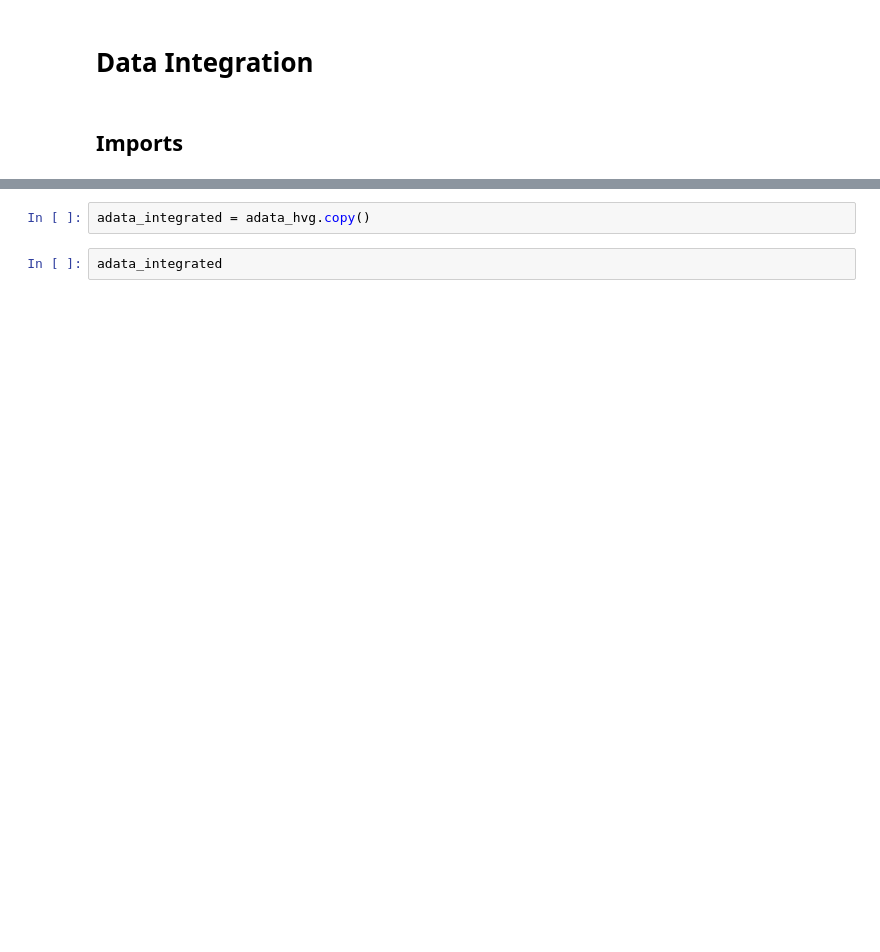
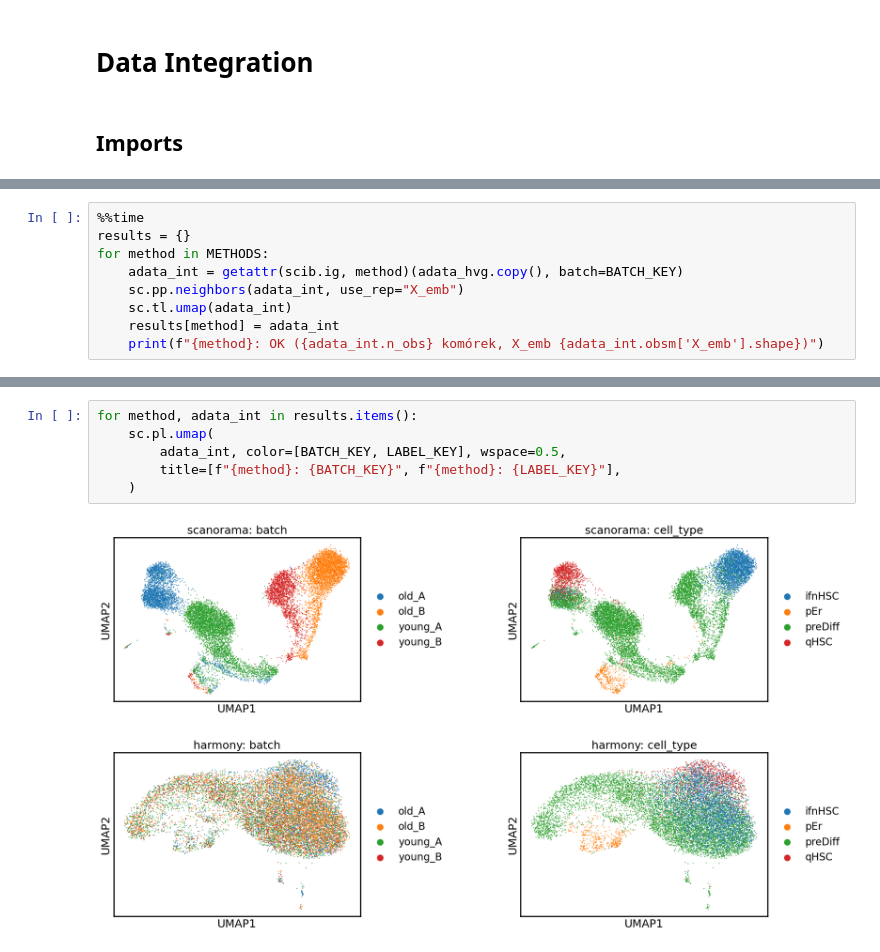
Before and after one commit to jktmal/scBoolNet, a Jupyter notebook: 2. Data Integration.ipynb, the cells around one changed output, grey strips where cells are left out. Saved outputs shown, nothing was run; the diff lists cells and outputs as text; blank space fills up the shorter version.

Commit message:
added methods execution with benchmarking the results

```diff
--- a/2. Data Integration.ipynb
+++ b/2. Data Integration.ipynb
@@ -34,0 +100,9 @@ merged_adata.obs
+# %%
+%%time
+results = {}
+for method in METHODS:
+    adata_int = getattr(scib.ig, method)(adata_hvg.copy(), batch=BATCH_KEY)
+    sc.pp.neighbors(adata_int, use_rep="X_emb")
+    sc.tl.umap(adata_int)
+    results[method] = adata_int
+    print(f"{method}: OK ({adata_int.n_obs} komórek, X_emb {adata_int.obsm['X_emb'].shape})")
@@ -35,4 +124,9 @@ merged_adata.obs
 # %%
-adata_integrated = adata_hvg.copy()
+for method, adata_int in results.items():
+    sc.pl.umap(
+        adata_int, color=[BATCH_KEY, LABEL_KEY], wspace=0.5,
+        title=[f"{method}: {BATCH_KEY}", f"{method}: {LABEL_KEY}"],
+    )
+# %% [output]
+[figure, added]
+[figure, added]
-# %%
-adata_integrated
```
Also changed, not shown: parts of 35 cells of this notebook.
